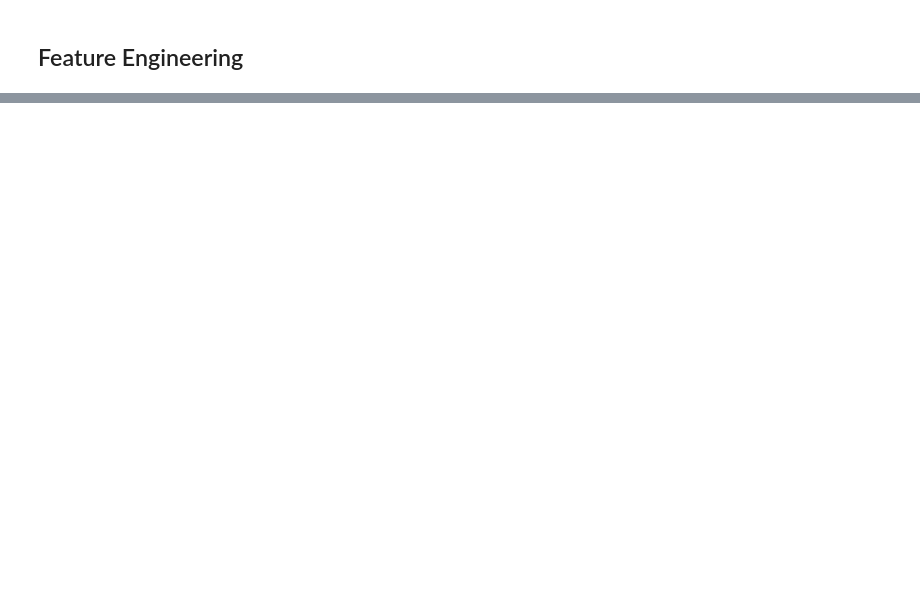
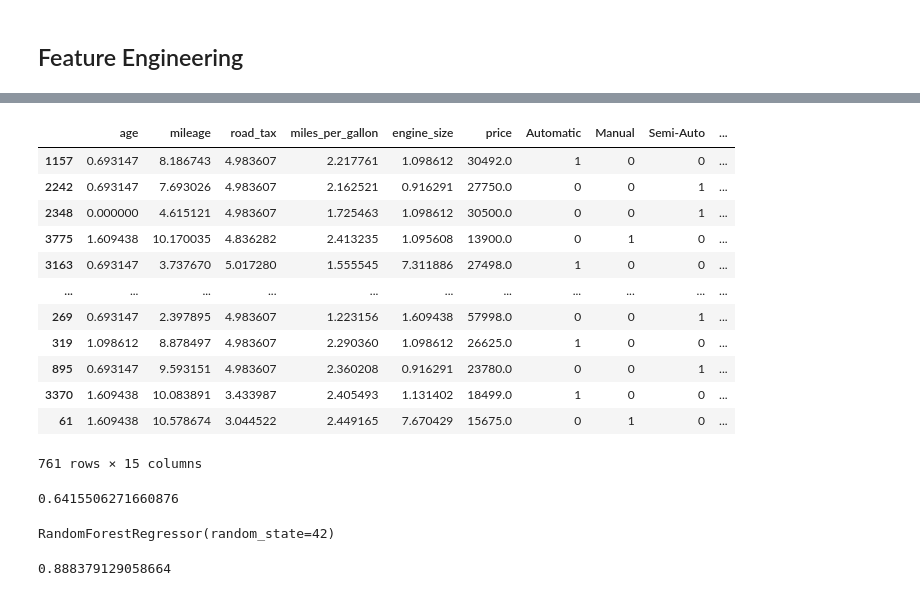
Before and after one commit to Hamdan-Khan/AI-Projects, a Jupyter notebook: regression-car-price-prediction/main.ipynb, the cells around one changed output, grey strips where cells are left out. Saved outputs shown, nothing was run; the diff lists cells and outputs as text; code cells hidden in the pictures; blank space fills up the shorter version.

```diff
--- a/regression-car-price-prediction/main.ipynb
+++ b/regression-car-price-prediction/main.ipynb
@@ -411,0 +466,3 @@ train_data.drop(["price"],axis=1).boxplot()
+# %%
+test_data = X_test.join(Y_test)
+test_data
@@ -411,0 +483,20 @@ train_data.drop(["price"],axis=1).boxplot()
+# %%
+test_data = preprocess(test_data)
+test_data = encode_features(test_data)
+test_data = engineer_feature(test_data)
+# %%
+test_data
+# %% [output]
+|  | age | mileage | road_tax | miles_per_gallon | engine_size | price | Automatic | Manual | Semi-Auto | ... |
+| 1157 | 0.693147 | 8.186743 | 4.983607 | 2.217761 | 1.098612 | 30492.0 | 1 | 0 | 0 | ... |
+| 2242 | 0.693147 | 7.693026 | 4.983607 | 2.162521 | 0.916291 | 27750.0 | 0 | 0 | 1 | ... |
+| 2348 | 0.000000 | 4.615121 | 4.983607 | 1.725463 | 1.098612 | 30500.0 | 0 | 0 | 1 | ... |
+| 3775 | 1.609438 | 10.170035 | 4.836282 | 2.413235 | 1.095608 | 13900.0 | 0 | 1 | 0 | ... |
+| 3163 | 0.693147 | 3.737670 | 5.017280 | 1.555545 | 7.311886 | 27498.0 | 1 | 0 | 0 | ... |
+| ... | ... | ... | ... | ... | ... | ... | ... | ... | ... | ... |
+| 269 | 0.693147 | 2.397895 | 4.983607 | 1.223156 | 1.609438 | 57998.0 | 0 | 0 | 1 | ... |
+| 319 | 1.098612 | 8.878497 | 4.983607 | 2.290360 | 1.098612 | 26625.0 | 1 | 0 | 0 | ... |
+| 895 | 0.693147 | 9.593151 | 4.983607 | 2.360208 | 0.916291 | 23780.0 | 0 | 0 | 1 | ... |
+| 3370 | 1.609438 | 10.083891 | 3.433987 | 2.405493 | 1.131402 | 18499.0 | 1 | 0 | 0 | ... |
+| 61 | 1.609438 | 10.578674 | 3.044522 | 2.449165 | 7.670429 | 15675.0 | 0 | 1 | 0 | ... |
+761 rows × 15 columns
@@ -411,0 +505,4 @@ train_data.drop(["price"],axis=1).boxplot()
+# %%
+reg.score(X_test,Y_test)
+# %% [output]
+0.6415506271660876
@@ -411,0 +513,8 @@ train_data.drop(["price"],axis=1).boxplot()
+# %%
+rf.fit(X_train,Y_train)
+# %% [output]
+RandomForestRegressor(random_state=42)
+# %%
+rf.score(X_test,Y_test)
+# %% [output]
+0.888379129058664
```
Also changed, not shown: parts of 22 cells of this notebook.
